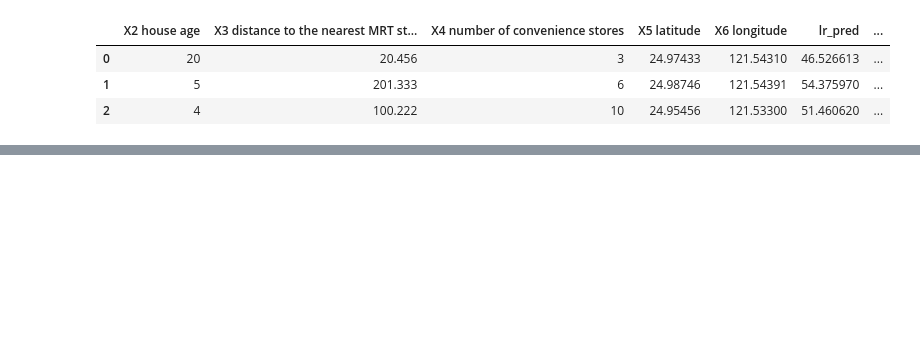
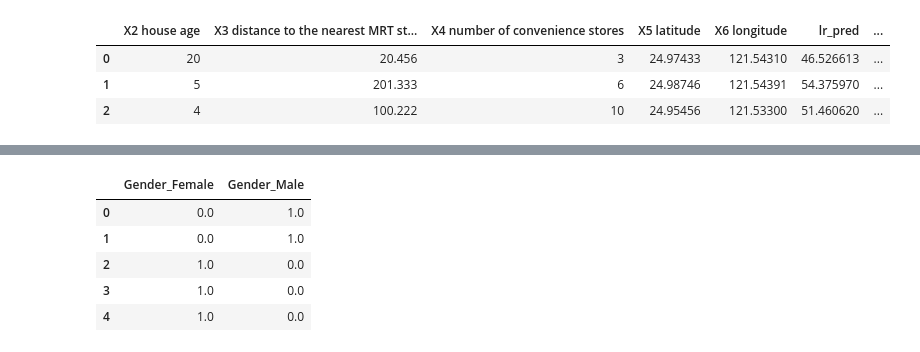
Before and after one commit to Sagarckr/DS-Practice, a Jupyter notebook: Machine Learning/Linear_Regression.ipynb, the cells around one changed output, grey strips where cells are left out. Drawn from its saved outputs; the diff is of its cells as text; code cells hidden in the pictures; blank space fills up the shorter version.

```diff
--- a/Machine Learning/Linear_Regression.ipynb
+++ b/Machine Learning/Linear_Regression.ipynb
@@ -242,0 +291,10 @@ x_data
+# %%
+data = pd.DataFrame(gender_data, columns = ohe.get_feature_names_out())
+data.head()
+# %% [output]
+|  | Gender_Female | Gender_Male |
+| 0 | 0.0 | 1.0 |
+| 1 | 0.0 | 1.0 |
+| 2 | 1.0 | 0.0 |
+| 3 | 1.0 | 0.0 |
+| 4 | 1.0 | 0.0 |
```
Also changed, not shown: parts of 14 cells of this notebook, 2 other files.
